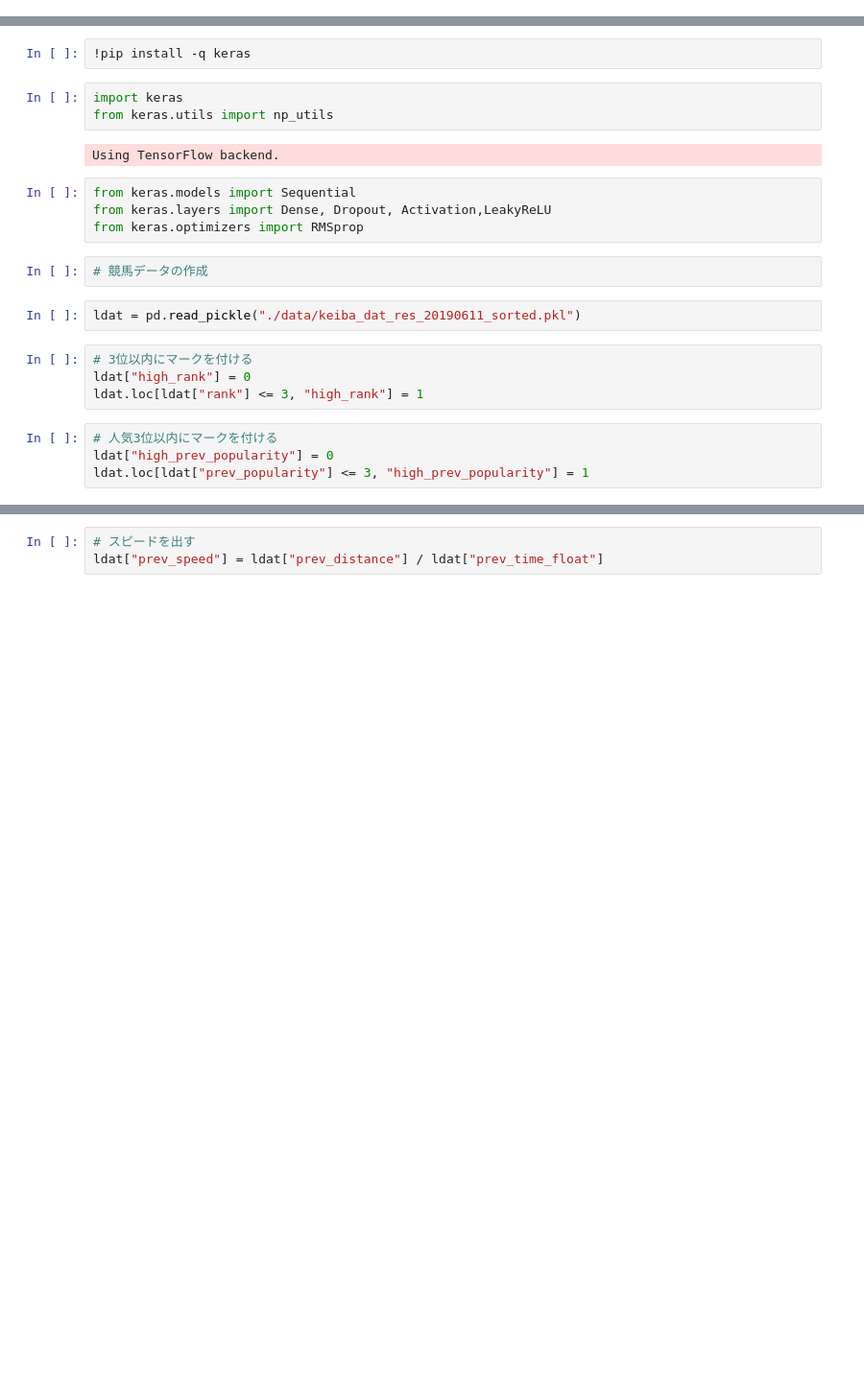
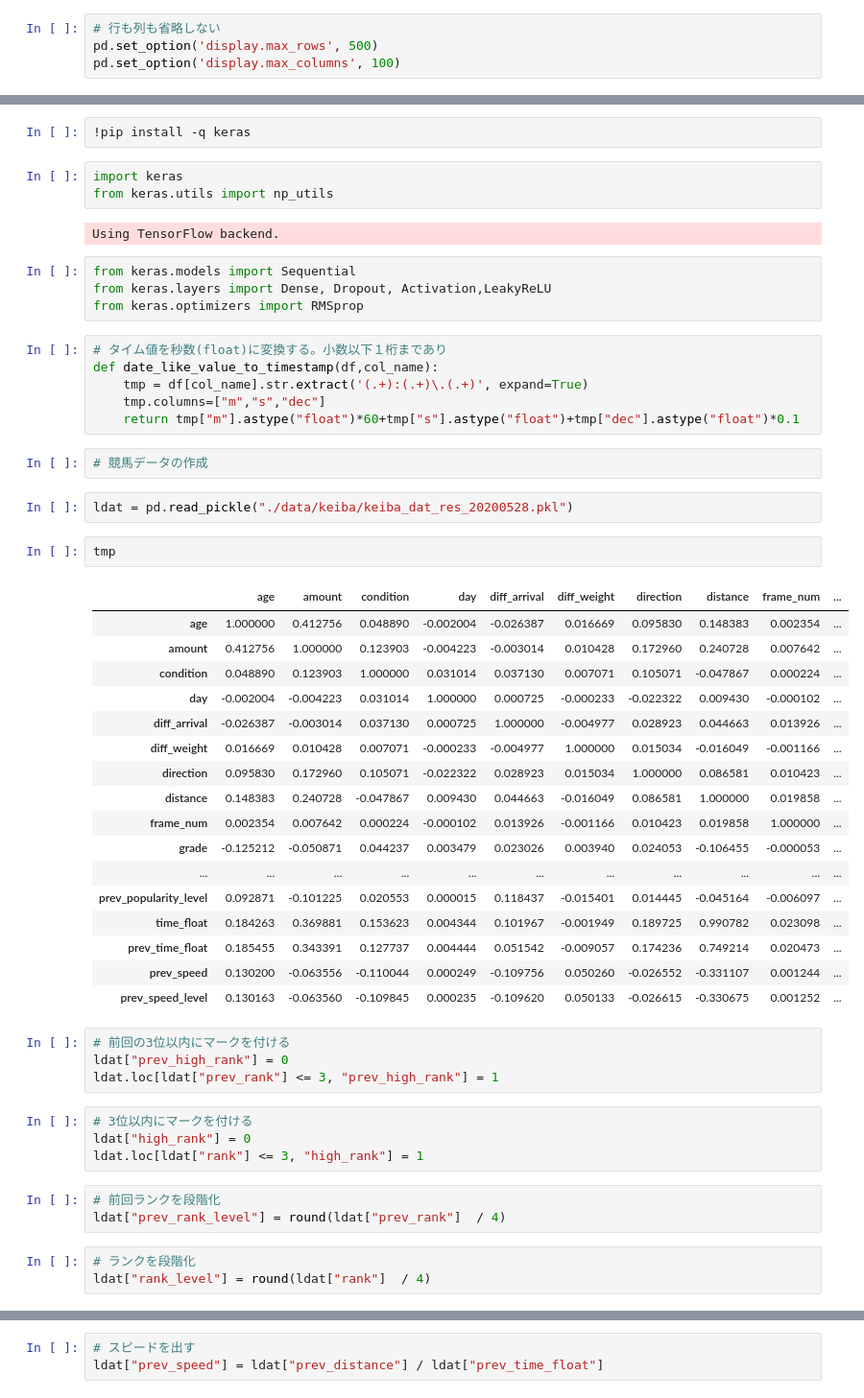
Before and after one commit to TokyoYoshida/GoogleColab, a Jupyter notebook: playground_deep_learning_keiba.ipynb, the cells around one changed output, grey strips where cells are left out. Shown: that part at 96% size. Saved outputs shown, nothing was run; the diff lists cells and outputs as text; blank space fills up the shorter version.

```diff
--- a/playground_deep_learning_keiba.ipynb
+++ b/playground_deep_learning_keiba.ipynb
@@ -38,6 +39,10 @@ import pandas as pd
 import numpy as np
 # %%
 from pprint import pprint
+# %%
+# 行も列も省略しない
+pd.set_option('display.max_rows', 500)
+pd.set_option('display.max_columns', 100)
 # %%
 !pip install tensorflow==2.2.0
 # %% [output]
@@ -69,15 +74,47 @@ Using TensorFlow backend.
 from keras.models import Sequential
 from keras.layers import Dense, Dropout, Activation,LeakyReLU
 from keras.optimizers import RMSprop
+# %%
+# タイム値を秒数(float)に変換する。小数以下１桁まであり
+def date_like_value_to_timestamp(df,col_name):
+    tmp = df[col_name].str.extract('(.+):(.+)\.(.+)', expand=True)
+    tmp.columns=["m","s","dec"]
+    return tmp["m"].astype("float")*60+tmp["s"].astype("float")+tmp["dec"].astype("float")*0.1
 # %%
 # 競馬データの作成
 # %%
-ldat = pd.read_pickle("./data/keiba_dat_res_20190611_sorted.pkl")
+ldat = pd.read_pickle("./data/keiba/keiba_dat_res_20200528.pkl")
+# %%
+tmp
+# %% [output]
+|  | age | amount | condition | day | diff_arrival | diff_weight | direction | distance | frame_num | ... |
+| age | 1.000000 | 0.412756 | 0.048890 | -0.002004 | -0.026387 | 0.016669 | 0.095830 | 0.148383 | 0.002354 | ... |
+| amount | 0.412756 | 1.000000 | 0.123903 | -0.004223 | -0.003014 | 0.010428 | 0.172960 | 0.240728 | 0.007642 | ... |
+| condition | 0.048890 | 0.123903 | 1.000000 | 0.031014 | 0.037130 | 0.007071 | 0.105071 | -0.047867 | 0.000224 | ... |
+| day | -0.002004 | -0.004223 | 0.031014 | 1.000000 | 0.000725 | -0.000233 | -0.022322 | 0.009430 | -0.000102 | ... |
+| diff_arrival | -0.026387 | -0.003014 | 0.037130 | 0.000725 | 1.000000 | -0.004977 | 0.028923 | 0.044663 | 0.013926 | ... |
+| diff_weight | 0.016669 | 0.010428 | 0.007071 | -0.000233 | -0.004977 | 1.000000 | 0.015034 | -0.016049 | -0.001166 | ... |
+| direction | 0.095830 | 0.172960 | 0.105071 | -0.022322 | 0.028923 | 0.015034 | 1.000000 | 0.086581 | 0.010423 | ... |
+| distance | 0.148383 | 0.240728 | -0.047867 | 0.009430 | 0.044663 | -0.016049 | 0.086581 | 1.000000 | 0.019858 | ... |
+| frame_num | 0.002354 | 0.007642 | 0.000224 | -0.000102 | 0.013926 | -0.001166 | 0.010423 | 0.019858 | 1.000000 | ... |
+| grade | -0.125212 | -0.050871 | 0.044237 | 0.003479 | 0.023026 | 0.003940 | 0.024053 | -0.106455 | -0.000053 | ... |
+| ... | ... | ... | ... | ... | ... | ... | ... | ... | ... | ... |
+| prev_popularity_level | 0.092871 | -0.101225 | 0.020553 | 0.000015 | 0.118437 | -0.015401 | 0.014445 | -0.045164 | -0.006097 | ... |
+| time_float | 0.184263 | 0.369881 | 0.153623 | 0.004344 | 0.101967 | -0.001949 | 0.189725 | 0.990782 | 0.023098 | ... |
+| prev_time_float | 0.185455 | 0.343391 | 0.127737 | 0.004444 | 0.051542 | -0.009057 | 0.174236 | 0.749214 | 0.020473 | ... |
+| prev_speed | 0.130200 | -0.063556 | -0.110044 | 0.000249 | -0.109756 | 0.050260 | -0.026552 | -0.331107 | 0.001244 | ... |
+| prev_speed_level | 0.130163 | -0.063560 | -0.109845 | 0.000235 | -0.109620 | 0.050133 | -0.026615 | -0.330675 | 0.001252 | ... |
+# %%
+# 前回の3位以内にマークを付ける
+ldat["prev_high_rank"] = 0
+ldat.loc[ldat["prev_rank"] <= 3, "prev_high_rank"] = 1
 # %%
 # 3位以内にマークを付ける
 ldat["high_rank"] = 0
 ldat.loc[ldat["rank"] <= 3, "high_rank"] = 1
-# %%
-# 人気3位以内にマークを付ける
-ldat["high_prev_popularity"] = 0
-ldat.loc[ldat["prev_popularity"] <= 3, "high_prev_popularity"] = 1
+# %%
+# 前回ランクを段階化
+ldat["prev_rank_level"] = round(ldat["prev_rank"]  / 4)
+# %%
+# ランクを段階化
+ldat["rank_level"] = round(ldat["rank"]  / 4)
```
Also changed, not shown: parts of 46 cells of this notebook.
